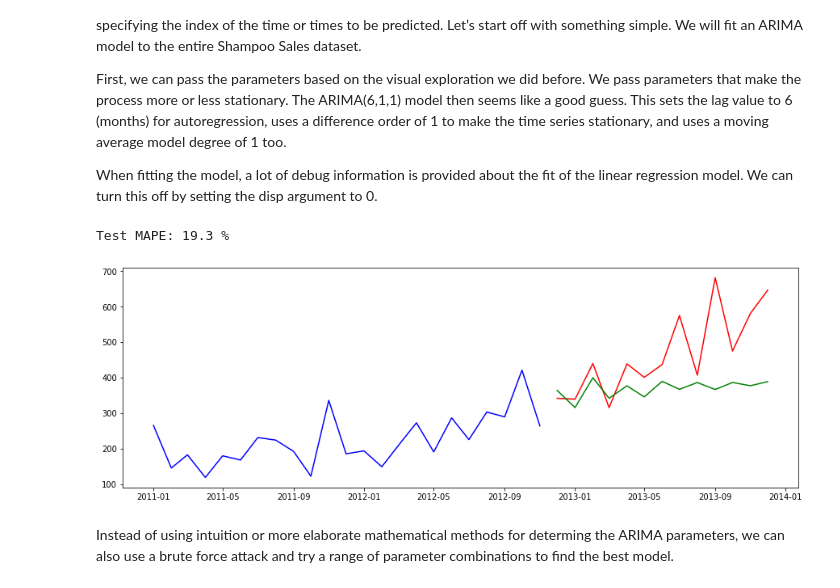
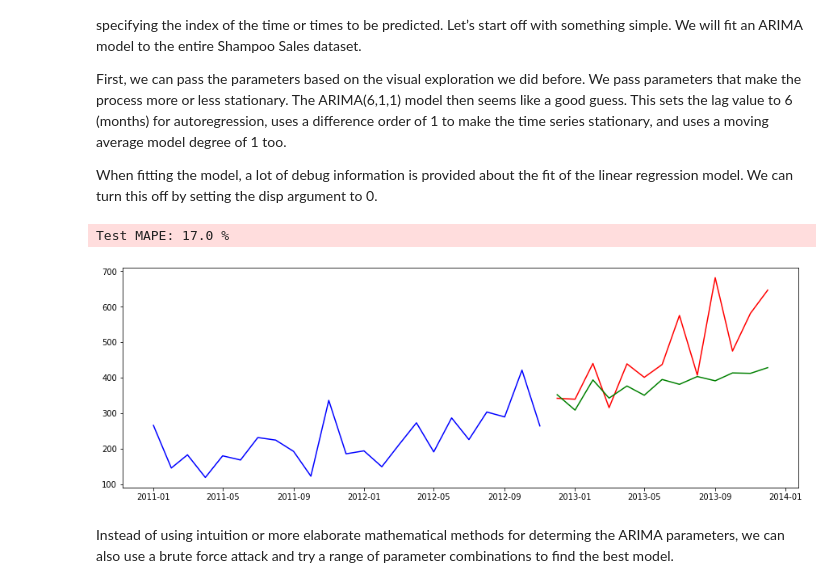
Before and after one commit to HOGENT-Databases/BI-BigData, a Jupyter notebook: notebooks/TS_ARIMA.ipynb, the cells around one changed output. Saved outputs shown, nothing was run; the diff lists cells and outputs as text; code cells hidden in the pictures.

Commit message:
arima

```diff
--- a/notebooks/TS_ARIMA.ipynb
+++ b/notebooks/TS_ARIMA.ipynb
@@ -264,23 +264,23 @@ def MAPE(y_true, y_pred):
     y_pred = y_pred.values
     return np.mean(np.abs((y_true - y_pred) / y_true)) * 100
 # %%
-from statsmodels.tsa.arima.model import ARIMA
+from statsmodels.tsa.arima_model import ARIMA
 import math
 model = ARIMA(train,order=(6,1,1))
 model_fit = model.fit()
-forecast = pd.DataFrame(model_fit.forecast(steps=len(test)))
+forecast = pd.DataFrame(model_fit.forecast(steps=len(test))[0],index=test.index)
 
 error = MAPE(test, forecast)
 print('Test MAPE: %.1f %%' %  error)
 
 # Plot the train and test sets on the axis ax
 plt.plot(train, color='blue',label='Training')
 plt.plot(test, color='red', label='Test')
 plt.plot(forecast, color='green', label='Forecast')
 plt.show()
 # %% [output]
-Test MAPE: 19.3 %
+Test MAPE: 17.0 %
-[figure, old version]
+[figure, new version]
 # %% [markdown]
 Instead of using intuition or more elaborate mathematical methods for determing the ARIMA parameters, we can also use a brute force attack and try a range of parameter combinations to find the best model.
 # %% [raw]
```
Also changed, not shown: parts of 4 cells of this notebook.
